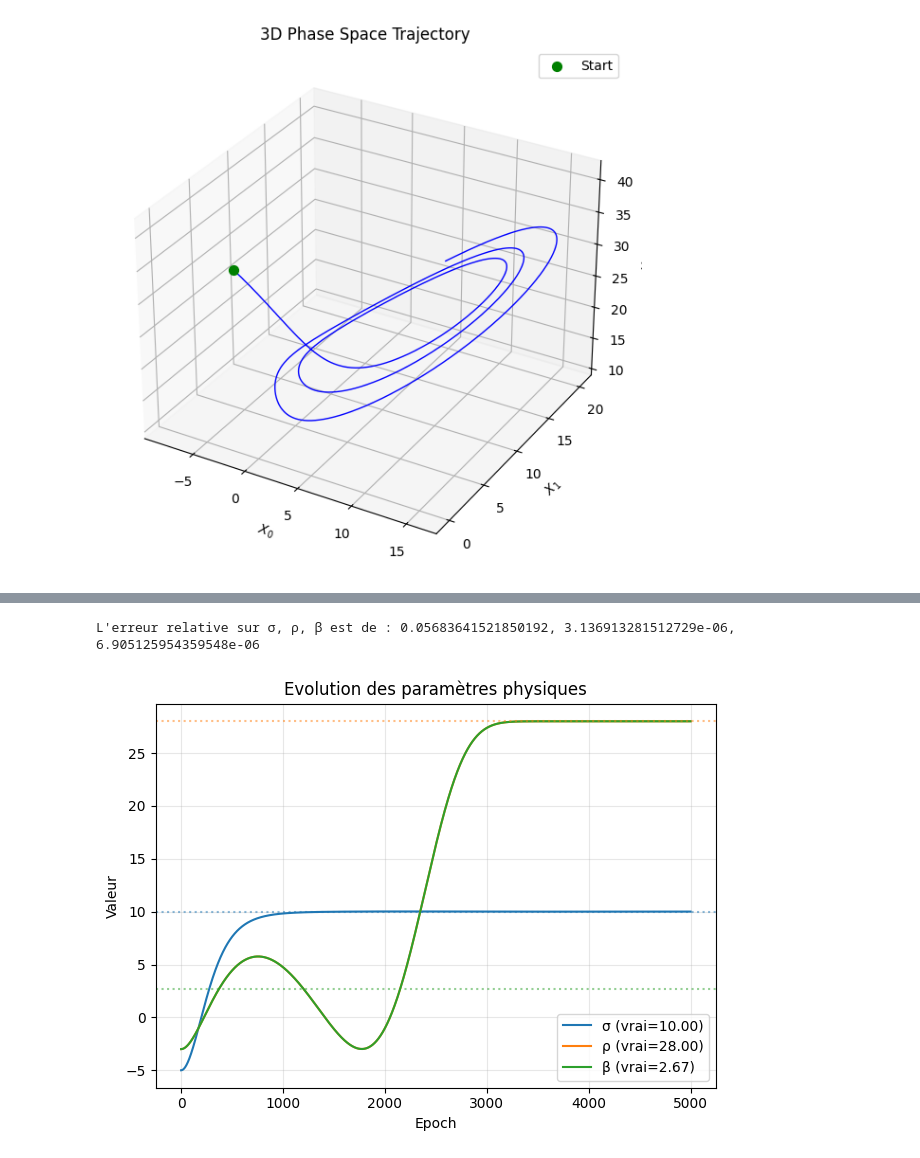
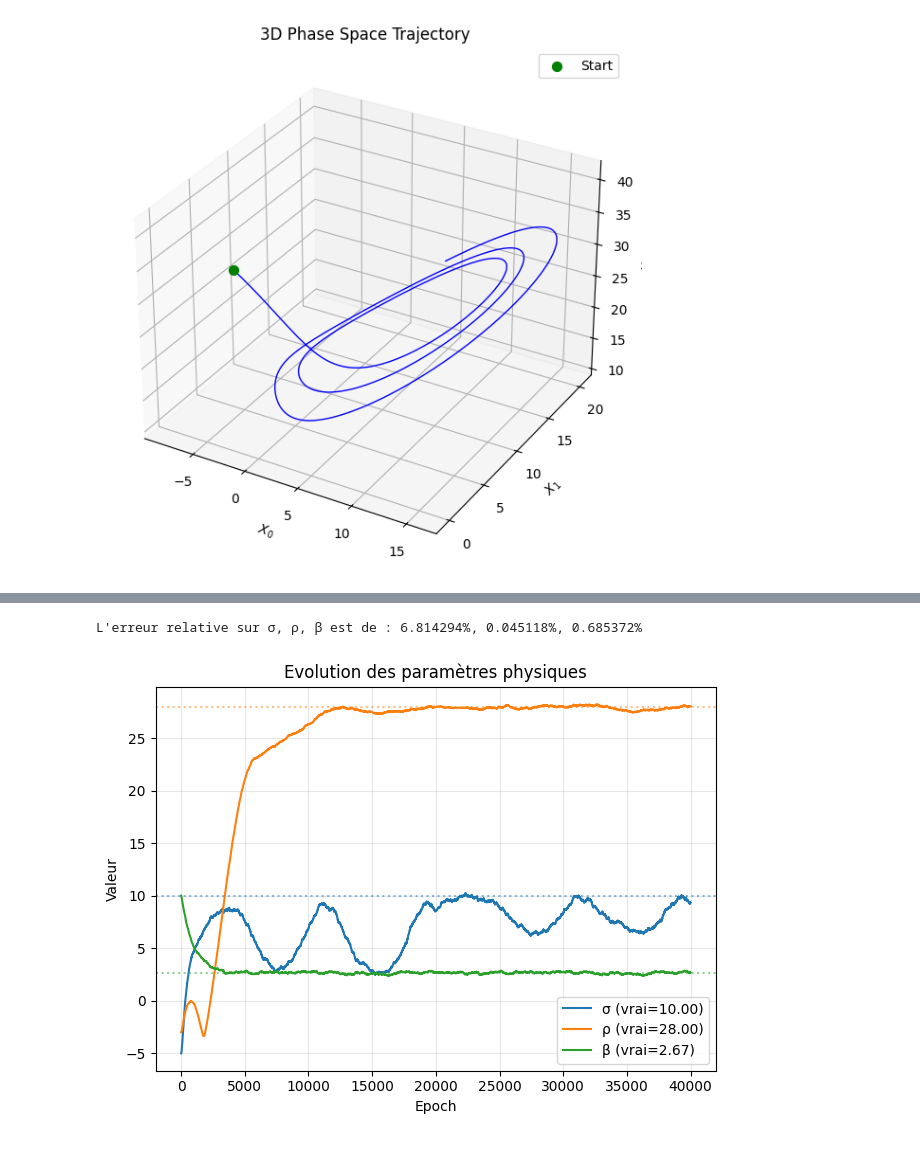
Before and after one commit to Gautier2Marsac/Parameter-learning-in-dynamical-systems, a Jupyter notebook: sgd.ipynb, the cells around one changed output, grey strips where cells are left out. Saved outputs shown, nothing was run; the diff lists cells and outputs as text; code cells hidden in the pictures.

```diff
--- a/sgd.ipynb
+++ b/sgd.ipynb
@@ -63,21 +95,32 @@ def compute_grad(f, methode, theta_estim, A, estim_obs, n):
 # %%
-theta_estim = np.array([-5.0, -3.0, 10.0])
+def main(window = 40,
+         decay = 0.8,
+         epochs = 2,
+         var = 0.1,
+         lr = np.array([1e-3, 1e-3, 1e-3]),
+         clip_value = np.array([25,10,10])):
 
-config = configparser.ConfigParser()
-config.read('config.ini')
+    theta_estim = np.array([-5.0, -3.0, 10.0])
 
-A = np.array([[-1, 1, 0],
-              [1 , 0, 0],
-              [0 , 0, -1]])
+    nbr_epochs = int(epochs * N)
+    A = np.array([[-1, 1, 0],
+                [1 , 0, 0],
+                [0 , 0, -1]])
 
-estim_obs = observations.copy()
-nbr_epochs = 5_000
+    estim_obs = observations.copy() + np.random.normal(0, var, (N, 3))
 
-theta_estim_vec = np.zeros((nbr_epochs, 3))
-theta_estim_vec[0] = theta_estim
+    theta_estim_vec = np.zeros((nbr_epochs, 3))
+    theta_estim_vec[0] = theta_estim
 
+    grads = np.zeros((nbr_epochs, 3))
 
-for n in tqdm(range(1, nbr_epochs)):
-    grad = compute_grad(f, runge_kutta4, theta_estim, A, estim_obs, n)
-    theta_estim = sgd_update(theta_estim, config, grad)
-    theta_estim_vec[n] = theta_estim
+    for epoch in tqdm(range(1, nbr_epochs)):
+        n = epoch % N
+        grad = compute_grad(f, runge_kutta4, theta_estim, A, estim_obs, n)
+        grads[epoch, :] = grad
+        grad = decay_grad(grads, epoch, clip_value, window, decay)
+        theta_estim = sgd_update(theta_estim, grad, lr)
+        lr = decay_lr(lr, epoch)
+        theta_estim_vec[epoch] = theta_estim
+
+    return theta_estim, theta_estim_vec, grads
@@ -83,0 +138,2 @@ for n in tqdm(range(1, nbr_epochs)):
+# %%
+theta_estim, theta_estim_vec, grads = main()
@@ -84,7 +164,7 @@ for n in tqdm(range(1, nbr_epochs)):
 # %%
-evaluate(theta_estim, theta)
+sigma, rho, beta = evaluate(theta_estim, theta)
 
 plot_estim_evolution(theta_estim_vec, theta)
 # %% [output]
-L'erreur relative sur σ, ρ, β est de : 0.05683641521850192, 3.136913281512729e-06, 6.905125954359548e-06
+L'erreur relative sur σ, ρ, β est de : 6.814294%, 0.045118%, 0.685372%
-[figure, old version]
+[figure, new version]
```
Also changed, not shown: parts of 16 cells of this notebook, 2 other files.
